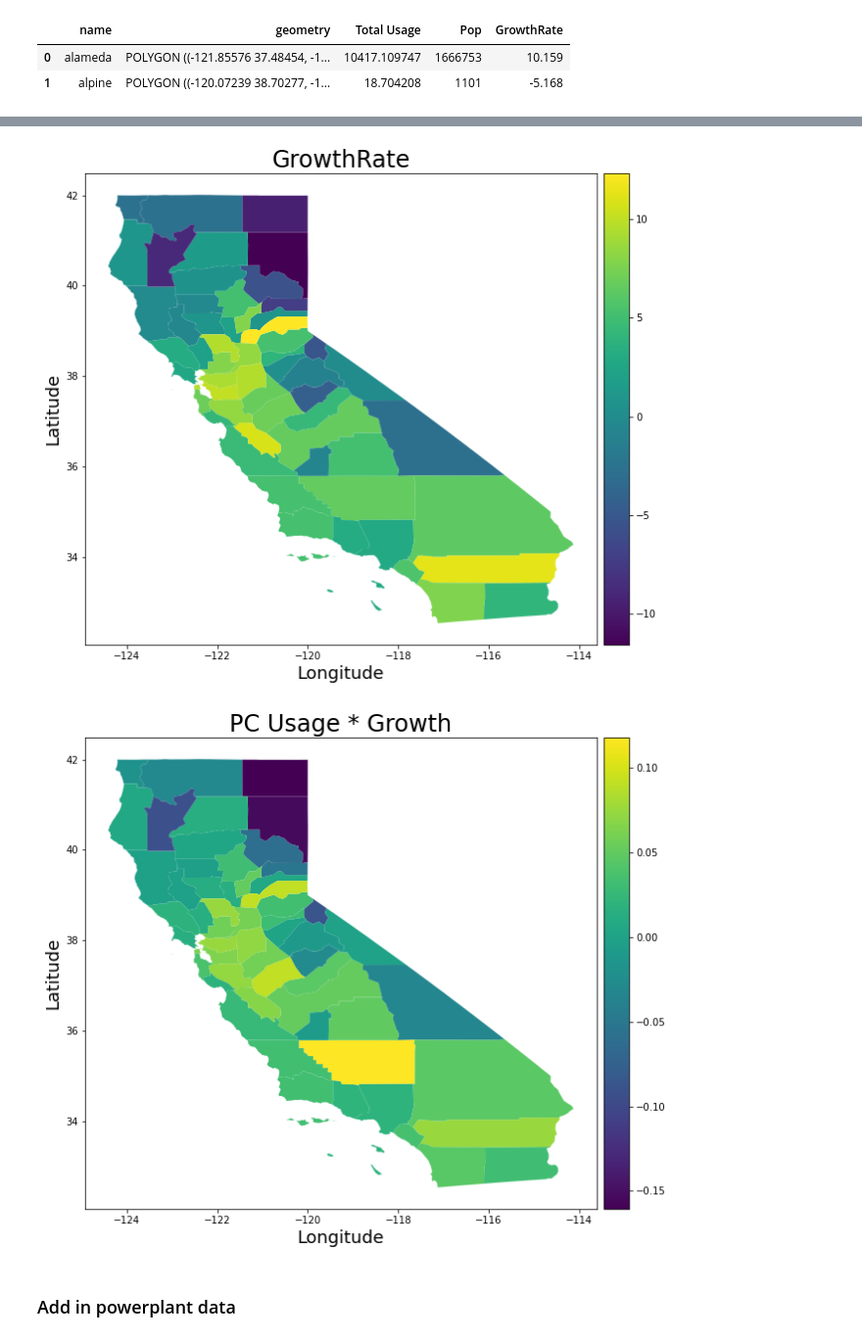
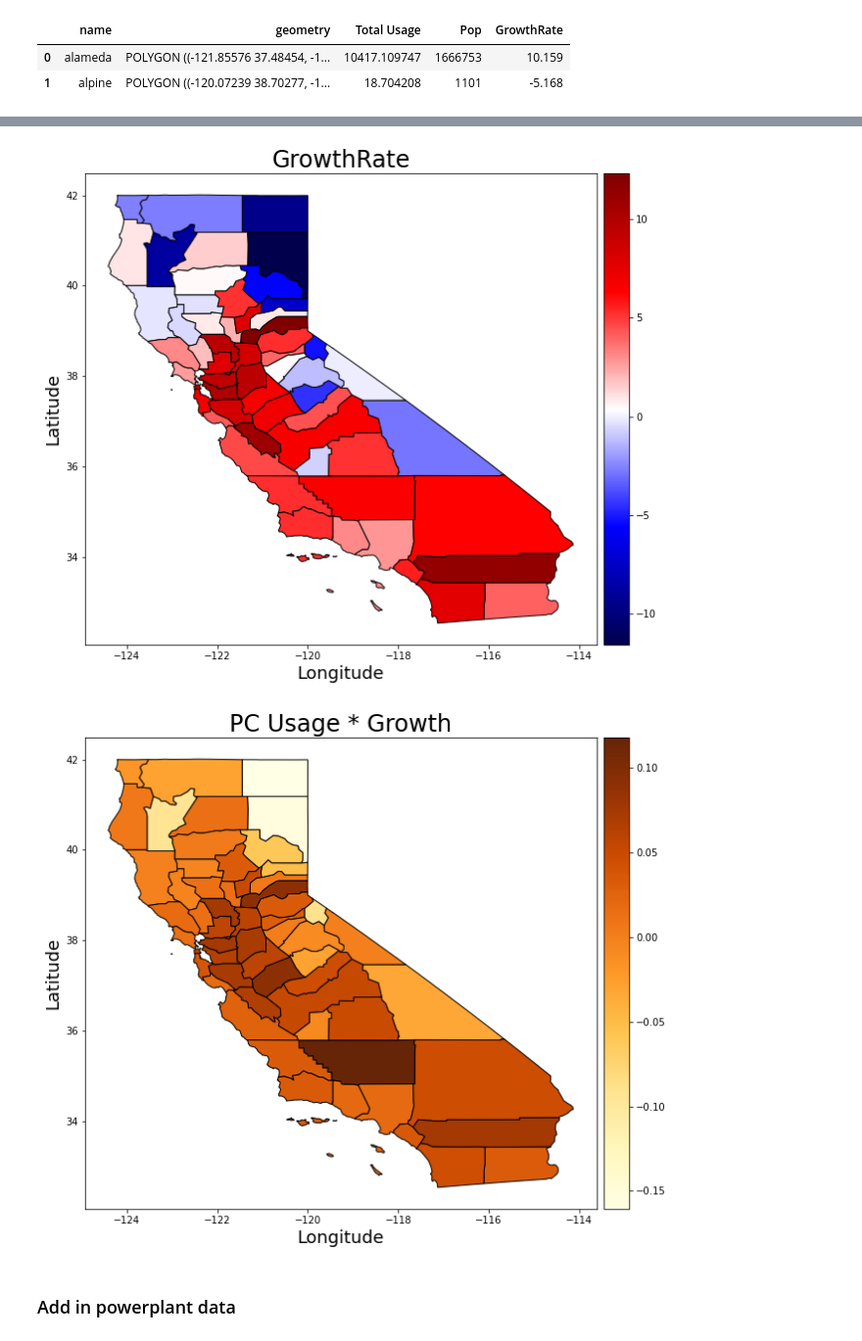
Before and after one commit to sjhawkes/cal_power, a Jupyter notebook: 02_Maps.ipynb, the cells around one changed output, grey strips where cells are left out. Shown: that part at 98% size. Drawn from its saved outputs; the diff is of its cells as text; code cells hidden in the pictures.

```diff
--- a/02_Maps.ipynb
+++ b/02_Maps.ipynb
@@ -91,5 +92,6 @@ cons.head(2)
 | 1 | alpine | 18.704208 |
 # %%
 county = county.merge(cons,on='name')
+county['Log Usage'] = np.log(county['Total Usage'])
 county.head(2)
 # %% [output]
@@ -99,12 +101,12 @@ county.head(2)
 # %% [markdown]
 ### Make function to plot map data
 # %%
-def county_plot(gdf,colname):
+def county_plot(gdf,colname,color):
     fig, ax = plt.subplots(1, 1,figsize=(10,10))
     plt.title(colname,fontsize=24)
     plt.xlabel('Longitude',fontsize=18)
     plt.ylabel('Latitude',fontsize=18)
     divider = make_axes_locatable(ax)
     cax = divider.append_axes("right", size="5%", pad=0.1)
-    gdf.plot(column=colname, ax=ax, legend=True, cax=cax, cmap='viridis')
+    gdf.plot(column=colname, ax=ax, legend=True, cax=cax, cmap=color,edgecolor='black')
 # %%
@@ -150,13 +152,14 @@ county_plot(county,'Per Capita Usage')
 # %%
-county_plot(county,'GrowthRate')
-plt.savefig('./images/growth.png',dpi=235,bbox_inches='tight');
+county_plot(county,'GrowthRate','seismic')
+#plt.savefig('./images/growth.png',dpi=235,bbox_inches='tight');
 # %% [output]
-[figure, old version]
+[figure, new version]
 # %%
 county['PC Usage * Growth'] = county['Per Capita Usage'] * county['GrowthRate']
-county_plot(county,'PC Usage * Growth')
+county_plot(county,'PC Usage * Growth','YlOrBr')
+#plt.savefig('./images/pc_usage-growth.png',dpi=235,bbox_inches='tight');
 # %% [output]
-[figure, old version]
+[figure, new version]
 # %% [markdown]
 ### Add in powerplant data
 # %%
```
Also changed, not shown: parts of 16 cells of this notebook, 44 other files.
